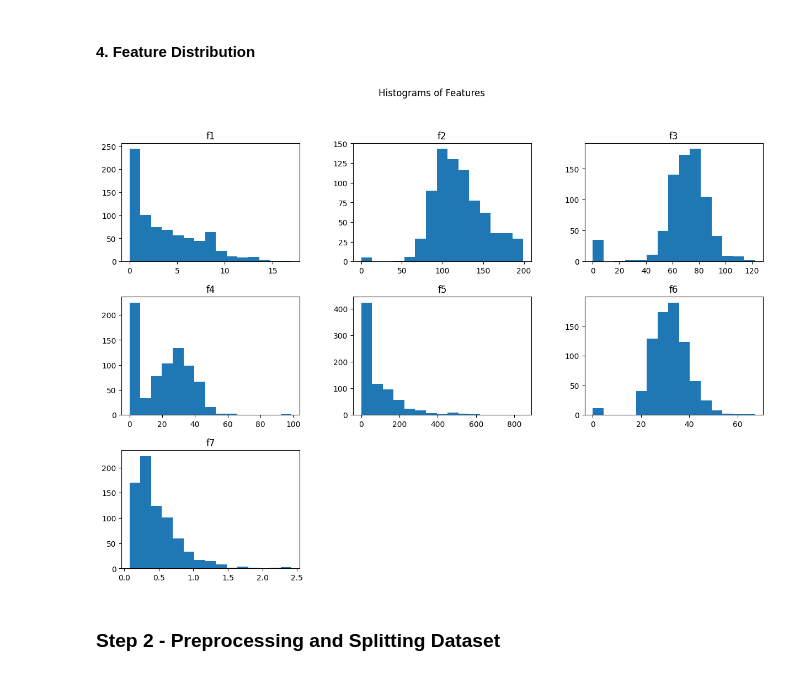
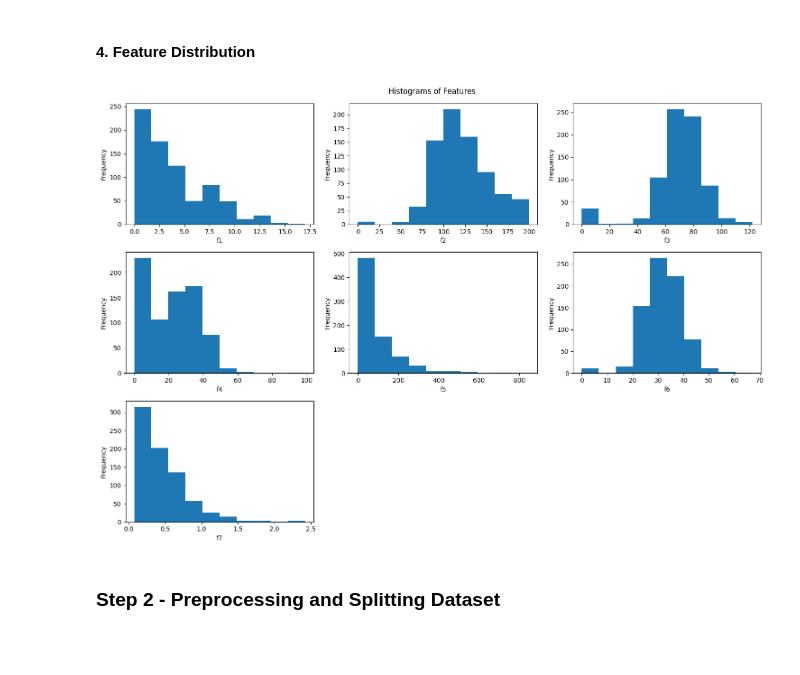
Before and after one commit to Kanika1201/ML-Project-2, a Jupyter notebook: Part1_All_Steps.ipynb, the cells around one changed output. Drawn from its saved outputs; the diff is of its cells as text; code cells hidden in the pictures; blank space fills up the shorter version.

```diff
--- a/Part1_All_Steps.ipynb
+++ b/Part1_All_Steps.ipynb
@@ -129,13 +129,25 @@ plt.show()
 [figure]
 # %% [markdown]
 #### 4. Feature Distribution
-# %%
-feature_col = ["f1", "f2", "f3", "f4", "f5", "f6", "f7"]
-df[feature_col].hist(bins=15, figsize=(15, 10), layout=(3, 3), grid=False)
-plt.suptitle('Histograms of Features')
-plt.show()
-# %% [output]
-[figure, removed]
+# %%
+feature_col = ["f1", "f2", "f3", "f4", "f5", "f6", "f7"]
+
+fig, axes = plt.subplots(nrows=3, ncols=3, figsize=(15, 10))
+axes = axes.flatten()
+
+for i, col in enumerate(feature_col):
+    axes[i].hist(df[col])
+    axes[i].set_xlabel(col)
+    axes[i].set_ylabel('Frequency')
+
+for j in range(len(feature_col), len(axes)):
+    fig.delaxes(axes[j])
+
+plt.tight_layout()
+plt.suptitle('Histograms of Features', y=1.02)
+plt.show()
+# %% [output]
+[figure, added]
 # %% [markdown]
 ### Step 2 - Preprocessing and Splitting Dataset
 # %%
```
